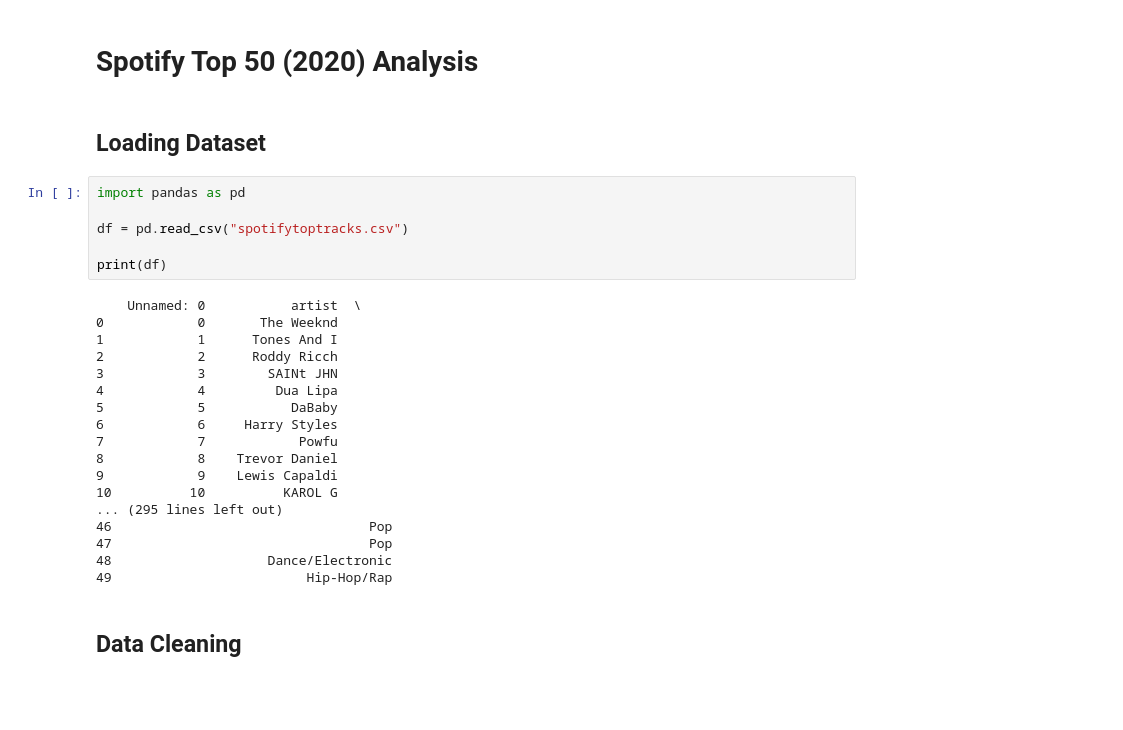
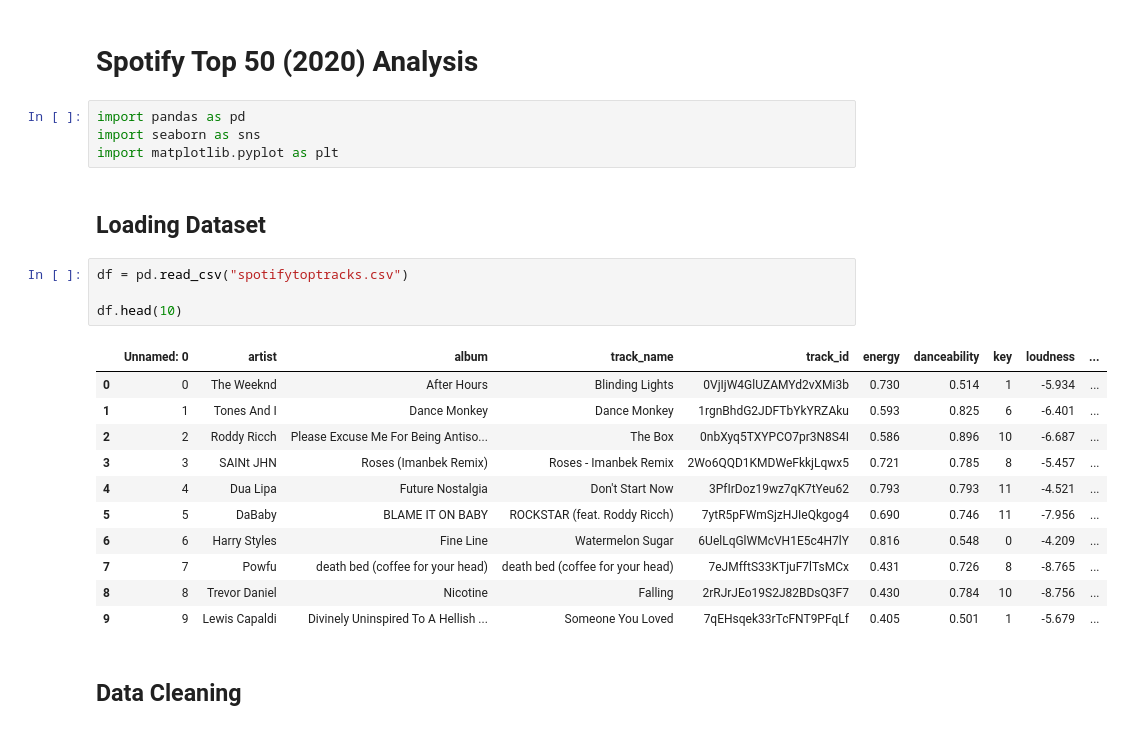
Before and after one commit to bondpapi/Spotify-Top-50-Songs-2020-Analysis, a Jupyter notebook: Spotify Top 50 (2020).ipynb, the cells around one changed output. Drawn from its saved outputs; the diff is of its cells as text; blank space fills up the shorter version.

```diff
--- a/Spotify Top 50 (2020).ipynb
+++ b/Spotify Top 50 (2020).ipynb
@@ -1,30 +1,26 @@
 # %% [markdown]
 # Spotify Top 50 (2020) Analysis
-# %% [markdown]
-## Loading Dataset
 # %%
 import pandas as pd
-
-df = pd.read_csv("spotifytoptracks.csv")
-
-print(df)
+import seaborn as sns
+import matplotlib.pyplot as plt
-# %% [output]
-    Unnamed: 0           artist  \
-0            0       The Weeknd
-1            1      Tones And I
-2            2      Roddy Ricch
-3            3        SAINt JHN
-4            4         Dua Lipa
-5            5           DaBaby
-6            6     Harry Styles
-7            7            Powfu
-8            8    Trevor Daniel
-9            9    Lewis Capaldi
-10          10          KAROL G
-... (295 lines left out)
-46                                 Pop
-47                                 Pop
-48                    Dance/Electronic
-49                         Hip-Hop/Rap
+# %% [markdown]
+## Loading Dataset
+# %%
+df = pd.read_csv("spotifytoptracks.csv")
+
+df.head(10)
+# %% [output]
+|  | Unnamed: 0 | artist | album | track_name | track_id | energy | danceability | key | loudness | ... |
+| 0 | 0 | The Weeknd | After Hours | Blinding Lights | 0VjIjW4GlUZAMYd2vXMi3b | 0.730 | 0.514 | 1 | -5.934 | ... |
+| 1 | 1 | Tones And I | Dance Monkey | Dance Monkey | 1rgnBhdG2JDFTbYkYRZAku | 0.593 | 0.825 | 6 | -6.401 | ... |
+| 2 | 2 | Roddy Ricch | Please Excuse Me For Being Antiso... | The Box | 0nbXyq5TXYPCO7pr3N8S4I | 0.586 | 0.896 | 10 | -6.687 | ... |
+| 3 | 3 | SAINt JHN | Roses (Imanbek Remix) | Roses - Imanbek Remix | 2Wo6QQD1KMDWeFkkjLqwx5 | 0.721 | 0.785 | 8 | -5.457 | ... |
+| 4 | 4 | Dua Lipa | Future Nostalgia | Don't Start Now | 3PfIrDoz19wz7qK7tYeu62 | 0.793 | 0.793 | 11 | -4.521 | ... |
+| 5 | 5 | DaBaby | BLAME IT ON BABY | ROCKSTAR (feat. Roddy Ricch) | 7ytR5pFWmSjzHJIeQkgog4 | 0.690 | 0.746 | 11 | -7.956 | ... |
+| 6 | 6 | Harry Styles | Fine Line | Watermelon Sugar | 6UelLqGlWMcVH1E5c4H7lY | 0.816 | 0.548 | 0 | -4.209 | ... |
+| 7 | 7 | Powfu | death bed (coffee for your head) | death bed (coffee for your head) | 7eJMfftS33KTjuF7lTsMCx | 0.431 | 0.726 | 8 | -8.765 | ... |
+| 8 | 8 | Trevor Daniel | Nicotine | Falling | 2rRJrJEo19S2J82BDsQ3F7 | 0.430 | 0.784 | 10 | -8.756 | ... |
+| 9 | 9 | Lewis Capaldi | Divinely Uninspired To A Hellish ... | Someone You Loved | 7qEHsqek33rTcFNT9PFqLf | 0.405 | 0.501 | 1 | -5.679 | ... |
 # %% [markdown]
 ## Data Cleaning
```
Also changed, not shown: parts of 31 cells of this notebook.
